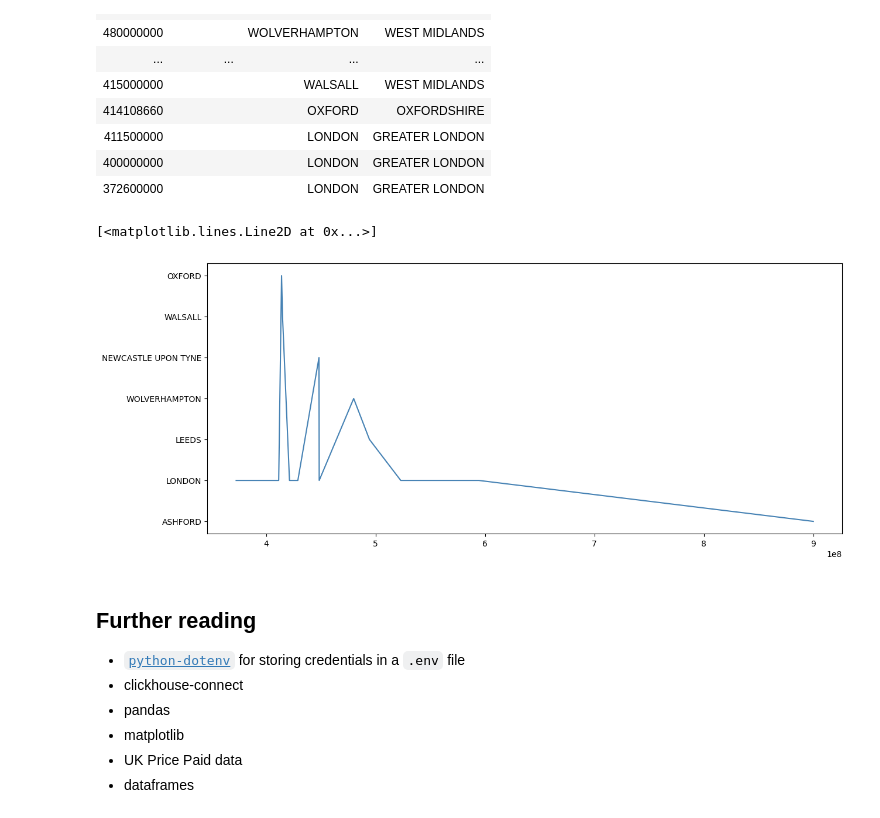
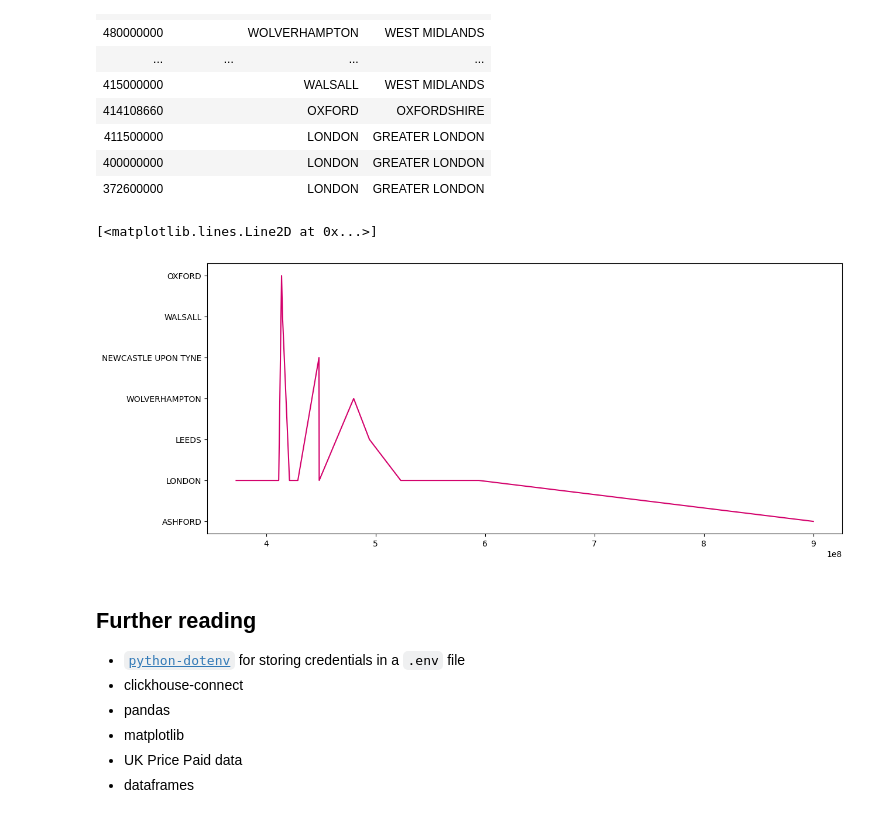
Before and after one commit to DanRoscigno/Jupyter-lab-notes, a Jupyter notebook: notebooks/UK_price_paid.ipynb, the cells around one changed output. Saved outputs shown, nothing was run; the diff lists cells and outputs as text; code cells hidden in the pictures.

Commit message:
plot size and color
Signed-off-by: DanRoscigno <dan@roscigno.com>

```diff
--- a/notebooks/UK_price_paid.ipynb
+++ b/notebooks/UK_price_paid.ipynb
@@ -83,15 +83,15 @@ df.style.hide(axis='index')
 # %%
 plt.rcParams["figure.figsize"] = (14,6)
 #define colors to use
-col1 = 'steelblue'
+col1 = '#D3006B'
 col2 = 'red'
 
 #define subplots
 fig,ax = plt.subplots()
 ax.plot(df.price, df.town, color=col1)
 # %% [output]
 [<matplotlib.lines.Line2D at 0x...>]
-[figure, old version]
+[figure, new version]
 # %% [markdown]
 ## Further reading
 - [`python-dotenv`](https://pypi.org/project/python-dotenv/) for storing credentials in a `.env` file
```
